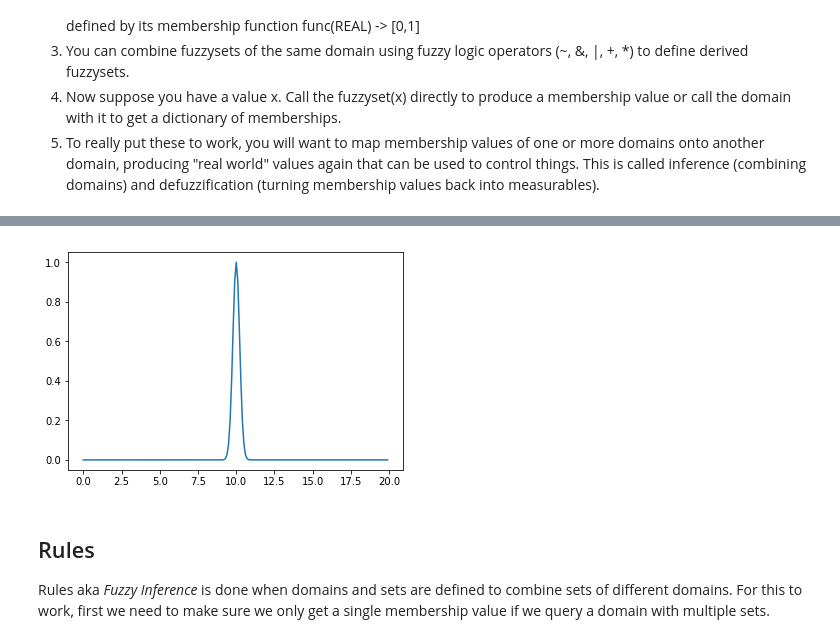
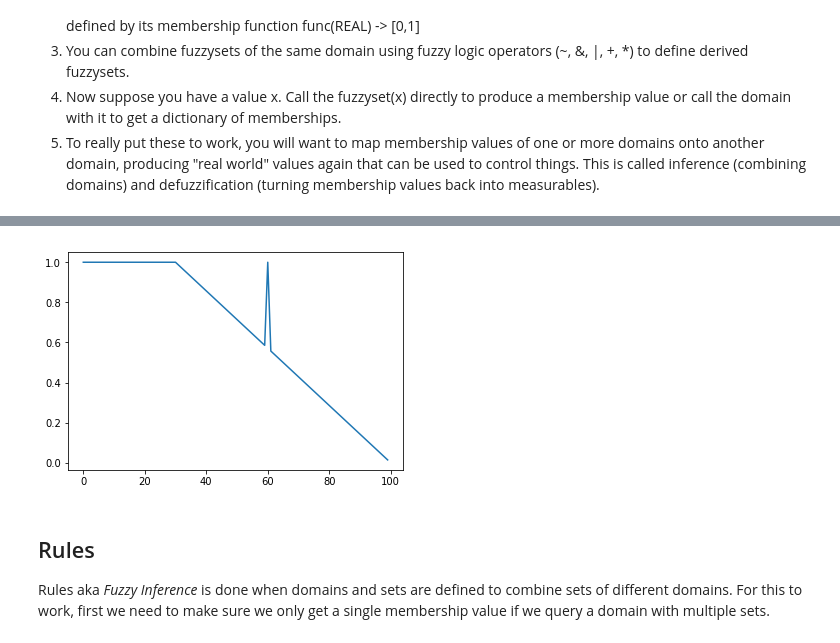
Before and after one commit to Python-Fuzzylogic/fuzzylogic, a Jupyter notebook: Showcase.ipynb, the cells around one changed output, grey strips where cells are left out. Saved outputs shown, nothing was run; the diff lists cells and outputs as text; code cells hidden in the pictures.

Commit message:
refactored classes and fixed domains.

```diff
--- a/Showcase.ipynb
+++ b/Showcase.ipynb
@@ -43,16 +68,23 @@ numbers(11)
 # %%
 %matplotlib inline
 
 from fuzzy.classes import Domain, Set
-from fuzzy.functions import alpha, triangular, gauss
+from fuzzy.functions import alpha, triangular, gauss, R, S
 from fuzzy.hedges import plus, minus, very
 
-numbers = Domain("numbers", low=0, high=20, res=0.1)
-numbers.close_to_10 = Set(numbers, gauss(10, 10))
+N = Domain("numbers", low=0, high=20, res=0.1)
+s = Set(gauss(10, 10))
+N.close_5 = Set(triangular(2, 10, c=5))
+N.close_10 = s
+N.neither = ~(N.close_10 | N.close_5)
+N.x = ~N.close_5
 
-numbers.close_to_10.plot()
+temp = Domain('temperature', 0, 100)
+temp.hot = Set(R(30, 100))     # functions.constant
+temp.warm = ~(temp.hot) | Set(gauss(60, 5))
+temp.warm.plot()
 # %% [output]
-[figure, old version]
+[figure, new version]
 # %% [markdown]
 ## Rules
 Rules aka *Fuzzy Inference* is done when domains and sets are defined to combine sets of different domains. For this to work, first we need to make sure we only get a single membership value if we query a domain with multiple sets.
```
Also changed, not shown: parts of 3 cells of this notebook, 4 other files.
